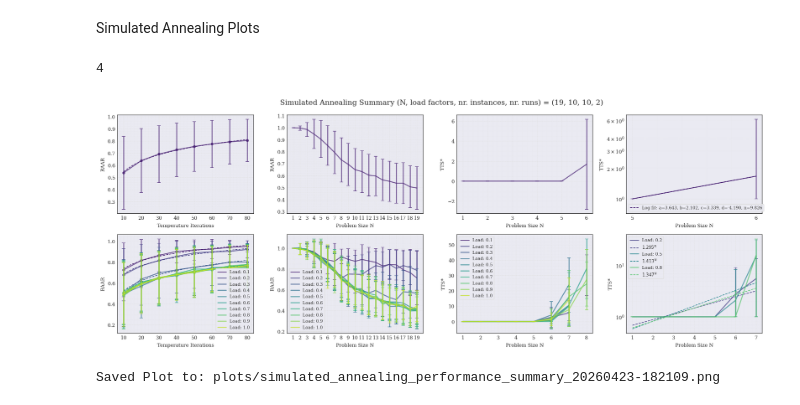
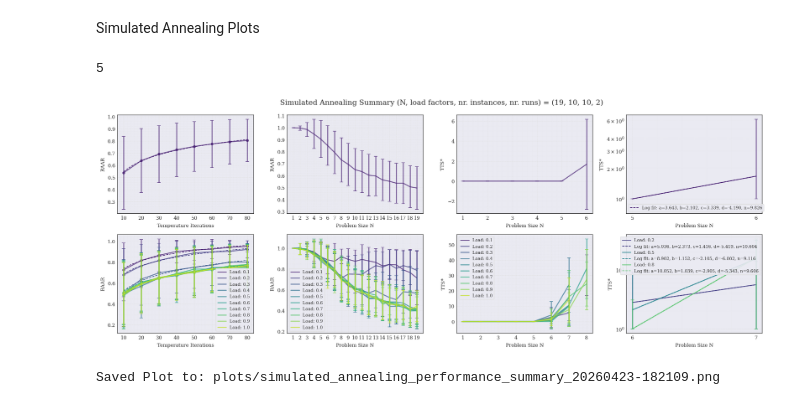
Before and after one commit to DerEinverleiber/UCP-PaperV2, a Jupyter notebook: cl_optimizer_plots.ipynb, the cells around one changed output. Saved outputs shown, nothing was run; the diff lists cells and outputs as text; code cells hidden in the pictures.

Commit message:
fix(cl plots): first min_tts greater zero indexing

```diff
--- a/cl_optimizer_plots.ipynb
+++ b/cl_optimizer_plots.ipynb
@@ -91,9 +91,9 @@ fig, ax = styling.subplots(2, 4, figsize=(16, 6))
 
 fig.suptitle(f'Simulated Annealing Summary (N, load factors, nr. instances, nr. runs) = {loss_tensor.shape[0], loss_tensor.shape[1], loss_tensor.shape[2], loss_tensor.shape[3]}')
 
-first_min_tts_greater_zero_index = np.where(avg_min_tts > 0)[0][0] - 1
-first_min_tts_greater_zero_index_per_load_factor = np.any(np.where(avg_min_tts_per_load_factor.T > 0), axis=0)[0]
-
+first_min_tts_greater_zero_index = np.where(avg_min_tts > 0)[0][0]
+first_min_tts_greater_zero_index_per_load_factor = np.min(np.argmax(avg_min_tts_per_load_factor > 0, axis=0))
+print(first_min_tts_greater_zero_index_per_load_factor)
 plot_with_errorbar(ax=ax[0, 0], xs=temp_iterations, means=mean_raars, stds=std_raars, labels=('RAAR', 'Temperature Iterations'), color=palette[0], regplot='log')
 plot_with_errorbar(ax=ax[0, 1], xs=problem_sizes, means=mean_raars_per_problem_size, stds=std_raars_per_problem_size, labels=('RAAR', 'Problem Size N'), color=palette[0], set_xticks=True)
 plot_with_errorbar(ax=ax[0, 2], xs=problem_sizes, means=avg_min_tts, stds=std_min_tts, labels=('TTS*', 'Problem Size N'), color=palette[0], set_xticks=True)
@@ -117,35 +117,35 @@ plot_per_load_factor(
     load_factors=load_factors,
     labels=("RAAR", 'Problem Size N'),
     palette=palette,
     set_xticks=True,
 )
 plot_per_load_factor(
     ax=ax[1, 2],
     xs=problem_sizes,
     means=avg_min_tts_per_load_factor.T,
     stds=std_min_tts_per_load_factor.T,
     load_factors=load_factors,
     labels=("TTS*", 'Problem Size N'),
     palette=palette,
     set_xticks=True,
 )
 log_plot_per_load_factor_with_fits(
     ax=ax[1, 3],
     xs=problem_sizes[first_min_tts_greater_zero_index_per_load_factor:],
     means=avg_min_tts_per_load_factor.T[1::3, first_min_tts_greater_zero_index_per_load_factor:],
     stds=std_min_tts_per_load_factor.T[1::3, first_min_tts_greater_zero_index_per_load_factor:],
     load_factors=load_factors[1::3],
     labels=("TTS*", 'Problem Size N'),
     palette=palette[1::3],
     set_xticks=True,
 )
 
 file_name = f'simulated_annealing_performance_summary_{datetime.now().strftime("%Y%m%d-%H%M%S")}.png'
 plt.tight_layout()
 plt.savefig(f'./plots/{file_name}')
 # %% [output]
-4
+5
-[figure, old version]
+[figure, new version]
 # %%
 print(f"Saved Plot to: plots/{file_name}")
 # %% [output]
```
